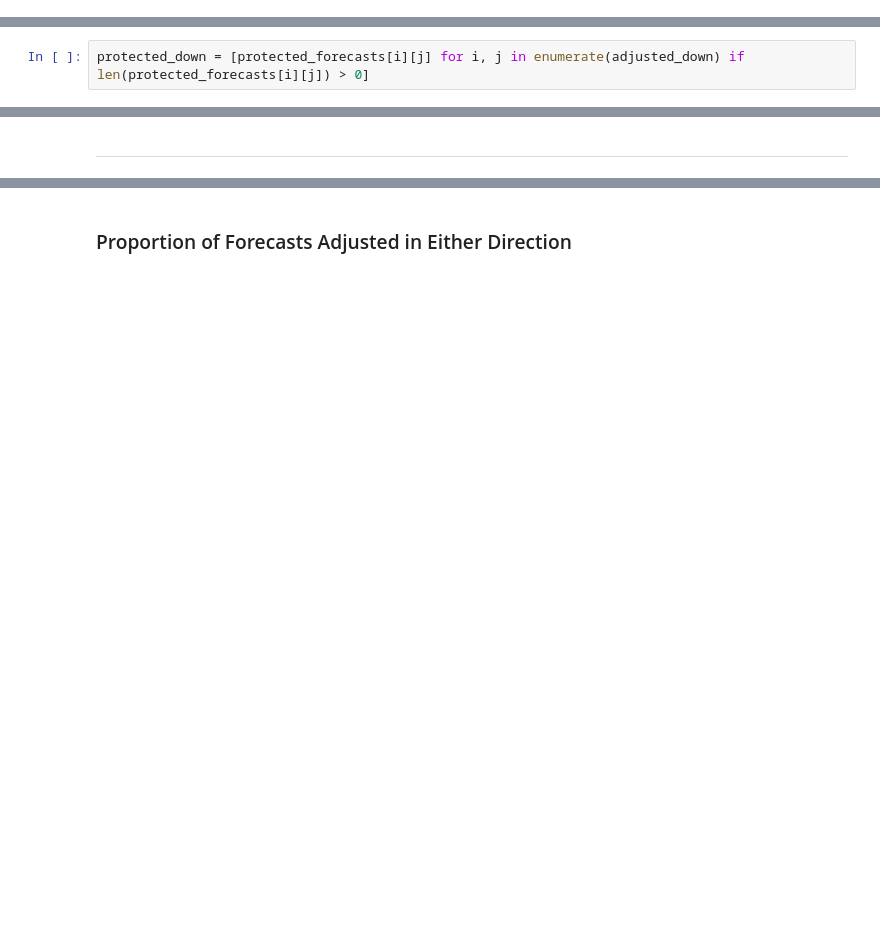
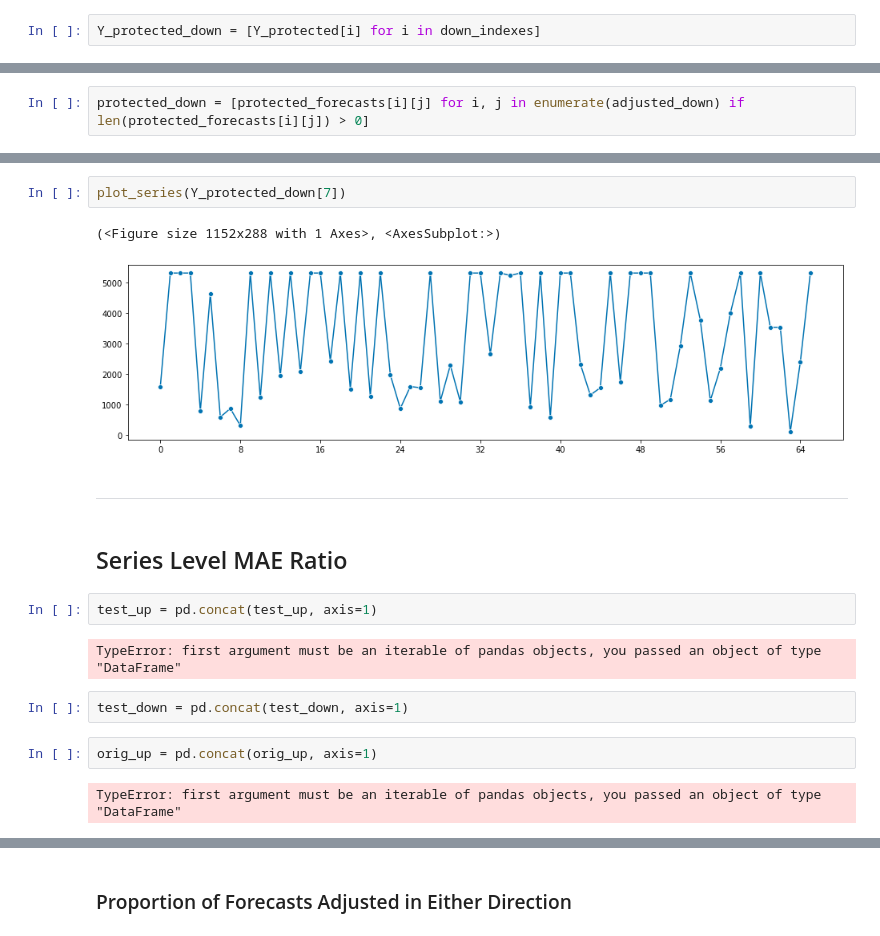
Before and after one commit to cdbale/Privacy-and-Forecasting-Empirical, a Jupyter notebook: Code/Analysis/JF_results_function.ipynb, the cells around one changed output, grey strips where cells are left out. Drawn from its saved outputs; the diff is of its cells as text; blank space fills up the shorter version.

```diff
--- a/Code/Analysis/JF_results_function.ipynb
+++ b/Code/Analysis/JF_results_function.ipynb
@@ -58,0 +123,2 @@ orig_down = [original_forecasts[i][j] for i, j in enumerate(adjusted_down) if le
+# %%
+Y_protected_down = [Y_protected[i] for i in down_indexes]
@@ -65,2 +140,19 @@ AvgRelMAE(test_down, orig_down, protected_down, 0.05)
+# %%
+plot_series(Y_protected_down[7])
+# %% [output]
+(<Figure size 1152x288 with 1 Axes>, <AxesSubplot:>)
+[figure, added]
 # %% [markdown]
 ***
+# %% [markdown]
+## Series Level MAE Ratio
+# %%
+test_up = pd.concat(test_up, axis=1)
+# %% [output]
+TypeError: first argument must be an iterable of pandas objects, you passed an object of type "DataFrame"
+# %%
+test_down = pd.concat(test_down, axis=1)
+# %%
+orig_up = pd.concat(orig_up, axis=1)
+# %% [output]
+TypeError: first argument must be an iterable of pandas objects, you passed an object of type "DataFrame"
```
Also changed, not shown: parts of 51 cells of this notebook, 17 other files.
